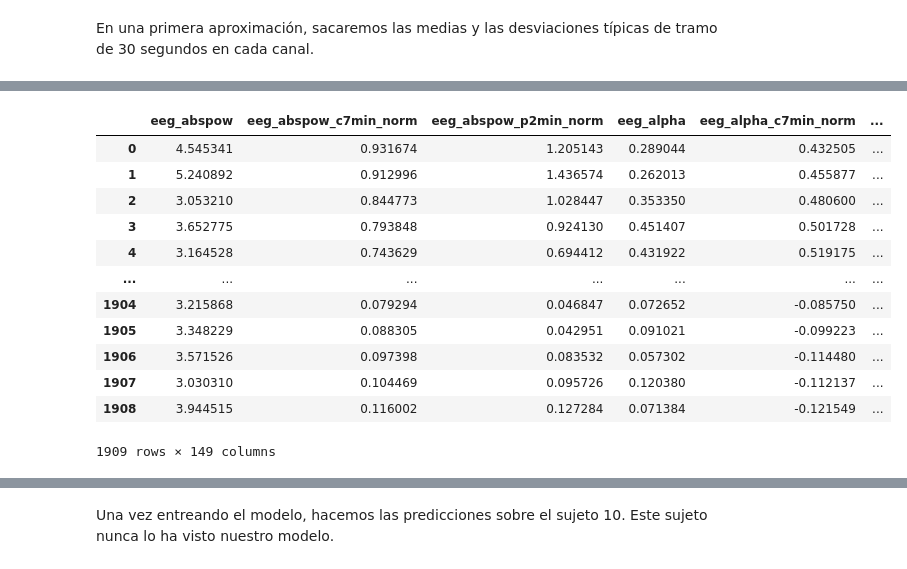
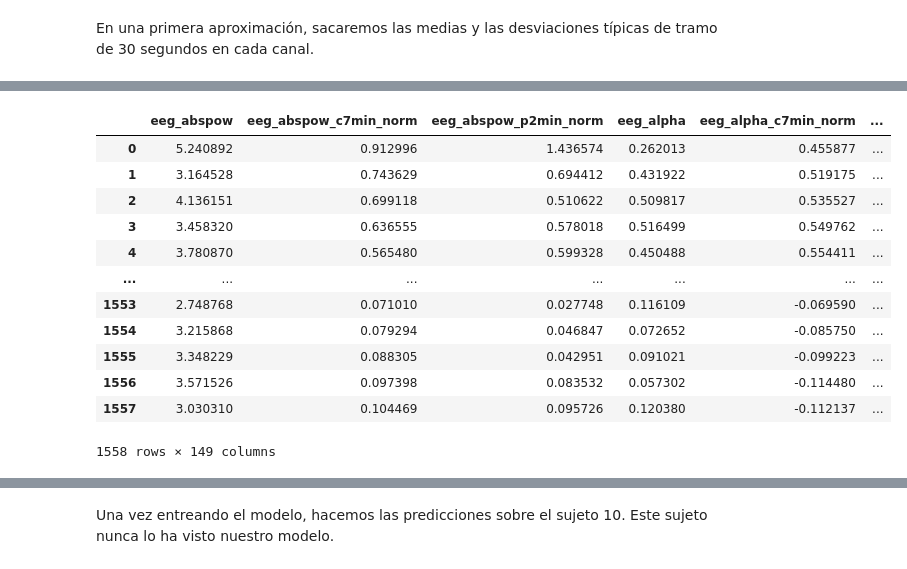
Before and after one commit to ArturoSirvent/Polisognograma, a Jupyter notebook: Polisomnograma_Proyecto.ipynb, the cells around one changed output, grey strips where cells are left out. Cells and saved outputs as stored; diff of their text form; code cells hidden in the pictures.

```diff
--- a/Polisomnograma_Proyecto.ipynb
+++ b/Polisomnograma_Proyecto.ipynb
@@ -238,3 +288,17 @@ print(labels10.shape)
 (970,)
 (939,)
 (766,)
+# %%
+# Nos quedamos solo con las etiquetas válidas, es decir, aquellas que no tienen ninguna anotación que pueda ser problemática.
+
+# Sujeto 8
+indices_8 = load_valid_data("./raw_data/8/8_1.xlsx",return_bool_vect=False)
+labels8_validas = labels8[indices_8]
+
+# Sujeto 9
+indices_9 = load_valid_data("./raw_data/9/9_1.xlsx",return_bool_vect=False)
+labels9_validas = labels9[indices_9]
+
+# Sujeto 10
+indices_10 = load_valid_data("./raw_data/10/10_1.xlsx",return_bool_vect=False)
+labels10_validas = labels10[indices_10]
@@ -314,4 +390,13 @@ features_8 = sls8.get_features()
 features_9 = sls9.get_features()
 # Sujeto 10
 features_10 = sls10.get_features()
+# %%
+# Nos quedamos solo con las características de las muestras válidas.
+# Recordemos que tenemos los índices guardados de celdas anteriores.
+
+features_8_validas = features_8.iloc[indices_8,]
+
+features_9_validas = features_9.iloc[indices_9,]
+
+features_10_validas = features_10.iloc[indices_10,]
 # %%
@@ -437,25 +450,25 @@ X9
 # %%
 # Unimos los dos dataframes de características en uno solo
 
 
 #X = X8.append(X9)
 #X.reset_index(inplace=True, drop=True)
 #X
 
-X= features_8.append(features_9)
+X= features_8_validas.append(features_9_validas)
 X.reset_index(inplace=True, drop=True)
 X
 # %% [output]
 |  | eeg_abspow | eeg_abspow_c7min_norm | eeg_abspow_p2min_norm | eeg_alpha | eeg_alpha_c7min_norm | ... |
-| 0 | 4.545341 | 0.931674 | 1.205143 | 0.289044 | 0.432505 | ... |
-| 1 | 5.240892 | 0.912996 | 1.436574 | 0.262013 | 0.455877 | ... |
-| 2 | 3.053210 | 0.844773 | 1.028447 | 0.353350 | 0.480600 | ... |
-| 3 | 3.652775 | 0.793848 | 0.924130 | 0.451407 | 0.501728 | ... |
-| 4 | 3.164528 | 0.743629 | 0.694412 | 0.431922 | 0.519175 | ... |
+| 0 | 5.240892 | 0.912996 | 1.436574 | 0.262013 | 0.455877 | ... |
+| 1 | 3.164528 | 0.743629 | 0.694412 | 0.431922 | 0.519175 | ... |
+| 2 | 4.136151 | 0.699118 | 0.510622 | 0.509817 | 0.535527 | ... |
+| 3 | 3.458320 | 0.636555 | 0.578018 | 0.516499 | 0.549762 | ... |
+| 4 | 3.780870 | 0.565480 | 0.599328 | 0.450488 | 0.554411 | ... |
 | ... | ... | ... | ... | ... | ... | ... |
-| 1904 | 3.215868 | 0.079294 | 0.046847 | 0.072652 | -0.085750 | ... |
-| 1905 | 3.348229 | 0.088305 | 0.042951 | 0.091021 | -0.099223 | ... |
-| 1906 | 3.571526 | 0.097398 | 0.083532 | 0.057302 | -0.114480 | ... |
-| 1907 | 3.030310 | 0.104469 | 0.095726 | 0.120380 | -0.112137 | ... |
-| 1908 | 3.944515 | 0.116002 | 0.127284 | 0.071384 | -0.121549 | ... |
+| 1553 | 2.748768 | 0.071010 | 0.027748 | 0.116109 | -0.069590 | ... |
+| 1554 | 3.215868 | 0.079294 | 0.046847 | 0.072652 | -0.085750 | ... |
+| 1555 | 3.348229 | 0.088305 | 0.042951 | 0.091021 | -0.099223 | ... |
+| 1556 | 3.571526 | 0.097398 | 0.083532 | 0.057302 | -0.114480 | ... |
+| 1557 | 3.030310 | 0.104469 | 0.095726 | 0.120380 | -0.112137 | ... |
-1909 rows × 149 columns
+1558 rows × 149 columns
```
Also changed, not shown: parts of 111 cells of this notebook.
